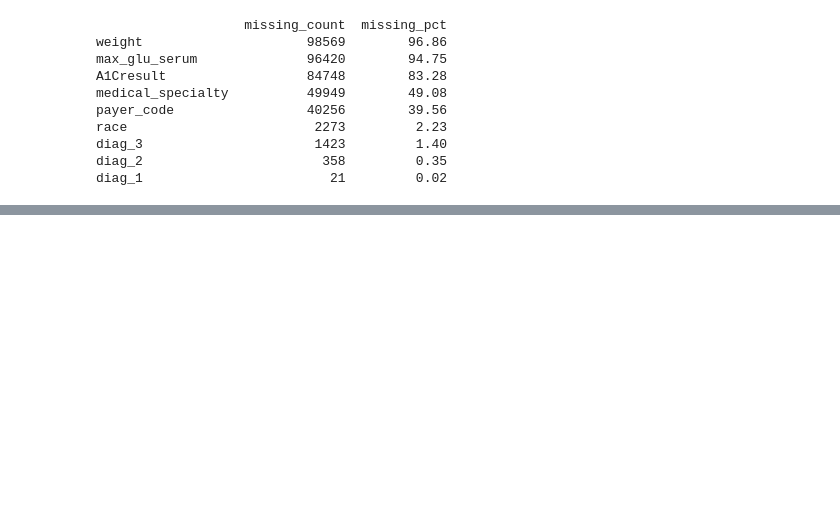
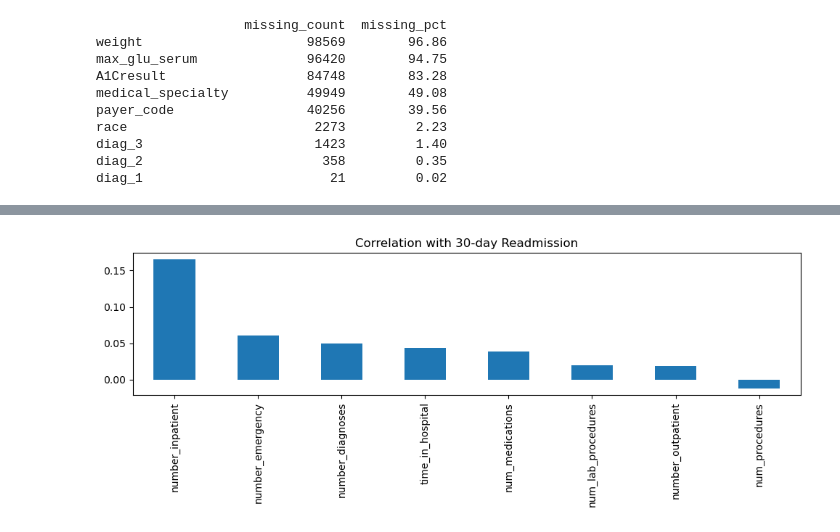
Before and after one commit to sarveshh31/patient-readmission-platform, a Jupyter notebook: notebooks/01_eda.ipynb, the cells around one changed output, grey strips where cells are left out. Saved outputs shown, nothing was run; the diff lists cells and outputs as text; code cells hidden in the pictures; blank space fills up the shorter version.

```diff
--- a/notebooks/01_eda.ipynb
+++ b/notebooks/01_eda.ipynb
@@ -76,0 +218,11 @@ diag_1                        21         0.02
+# %%
+# Temporary binary target for correlation
+df['readmitted_30'] = (df['readmitted'] == '<30').astype(int)
+
+corr = df[num_cols + ['readmitted_30']].corr()['readmitted_30'].drop('readmitted_30')
+corr.sort_values(ascending=False).plot(kind='bar', figsize=(10, 4), title='Correlation with 30-day Readmission')
+plt.tight_layout()
+plt.savefig('../reports/feature_correlation.png', dpi=150, bbox_inches='tight')
+plt.show()
+# %% [output]
+[figure, added]
```
Also changed, not shown: parts of 8 cells of this notebook, 1 other file.
